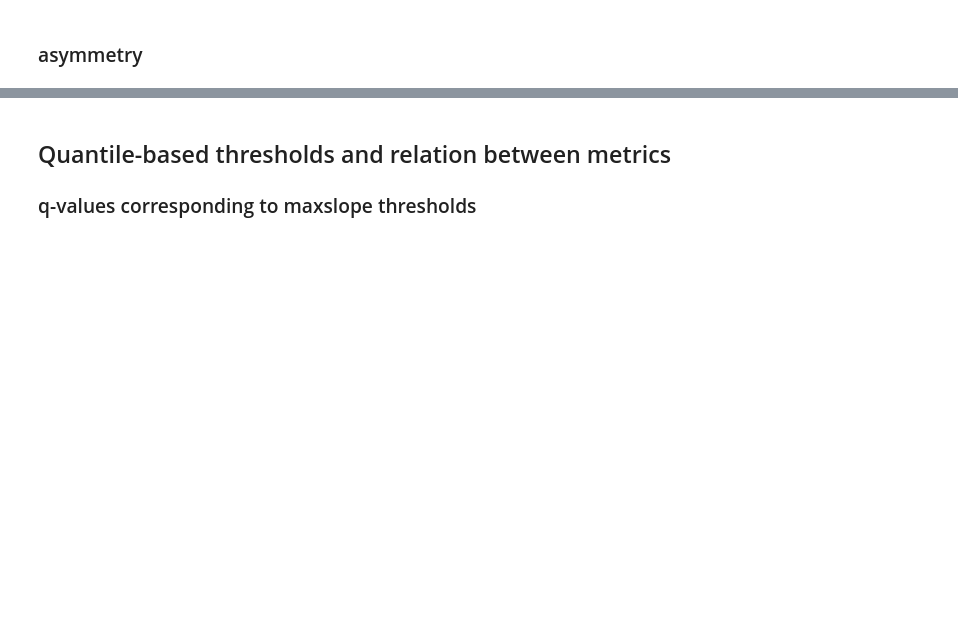
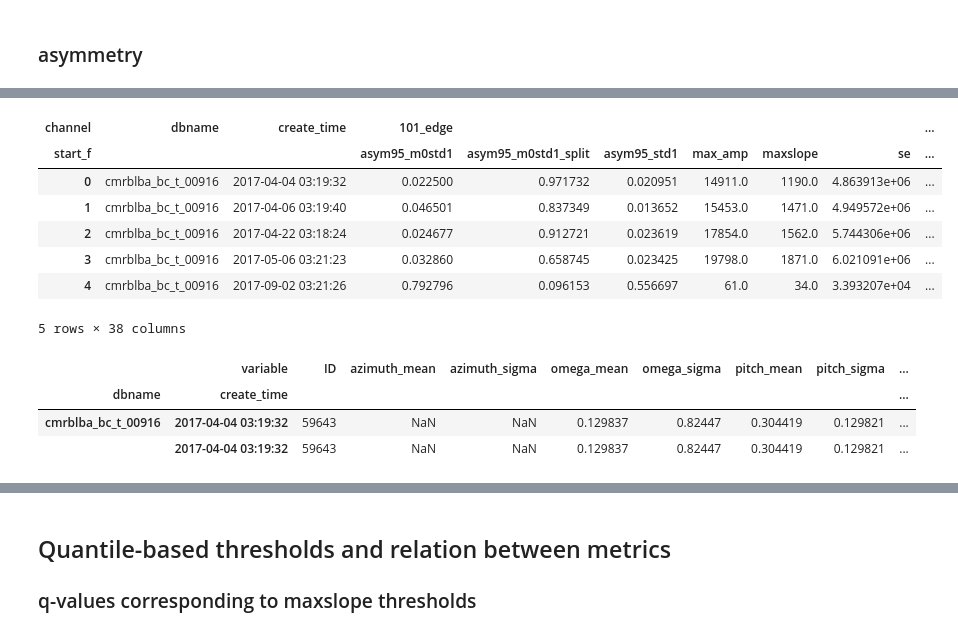
Before and after one commit to ChristianKuehnert/wms, a Jupyter notebook: defects_asym_and_maxslope_normal.ipynb, the cells around one changed output, grey strips where cells are left out. Drawn from its saved outputs; the diff is of its cells as text; code cells hidden in the pictures; blank space fills up the shorter version.

```diff
--- a/defects_asym_and_maxslope_normal.ipynb
+++ b/defects_asym_and_maxslope_normal.ipynb
@@ -585,0 +635,20 @@ plot_hists_by_db(ctrdbs, cycinfo, 'asym95_m0std1_split', bins=np.arange(0, 3.5,
+# %%
+df_se = cycinfo.se.drop_duplicates().reset_index().head()
+print(df_se)
+pd.melt(df_se, id_vars='date', value_vars=['AA', 'BB', 'CC'])
+# %% [output]
+| channel | dbname | create_time | 101_edge |  |  |  |  |  | ... |
+| start_f |  |  | asym95_m0std1 | asym95_m0std1_split | asym95_std1 | max_amp | maxslope | se | ... |
+| 0 | cmrblba_bc_t_00916 | 2017-04-04 03:19:32 | 0.022500 | 0.971732 | 0.020951 | 14911.0 | 1190.0 | 4.863913e+06 | ... |
+| 1 | cmrblba_bc_t_00916 | 2017-04-06 03:19:40 | 0.046501 | 0.837349 | 0.013652 | 15453.0 | 1471.0 | 4.949572e+06 | ... |
+| 2 | cmrblba_bc_t_00916 | 2017-04-22 03:18:24 | 0.024677 | 0.912721 | 0.023619 | 17854.0 | 1562.0 | 5.744306e+06 | ... |
+| 3 | cmrblba_bc_t_00916 | 2017-05-06 03:21:23 | 0.032860 | 0.658745 | 0.023425 | 19798.0 | 1871.0 | 6.021091e+06 | ... |
+| 4 | cmrblba_bc_t_00916 | 2017-09-02 03:21:26 | 0.792796 | 0.096153 | 0.556697 | 61.0 | 34.0 | 3.393207e+04 | ... |
+5 rows × 38 columns
+# %%
+cycinfo.st.head(2)
+# %% [output]
+|  | variable | ID | azimuth_mean | azimuth_sigma | omega_mean | omega_sigma | pitch_mean | pitch_sigma | ... |
+| dbname | create_time |  |  |  |  |  |  |  | ... |
+| cmrblba_bc_t_00916 | 2017-04-04 03:19:32 | 59643 | NaN | NaN | 0.129837 | 0.82447 | 0.304419 | 0.129821 | ... |
+|  | 2017-04-04 03:19:32 | 59643 | NaN | NaN | 0.129837 | 0.82447 | 0.304419 | 0.129821 | ... |
```
Also changed, not shown: parts of 24 cells of this notebook.
